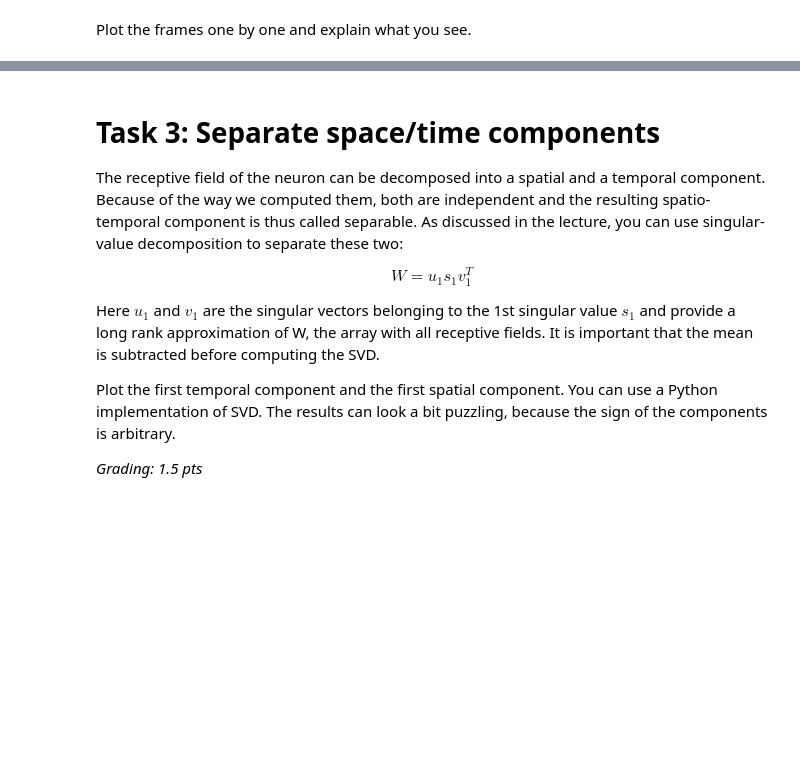
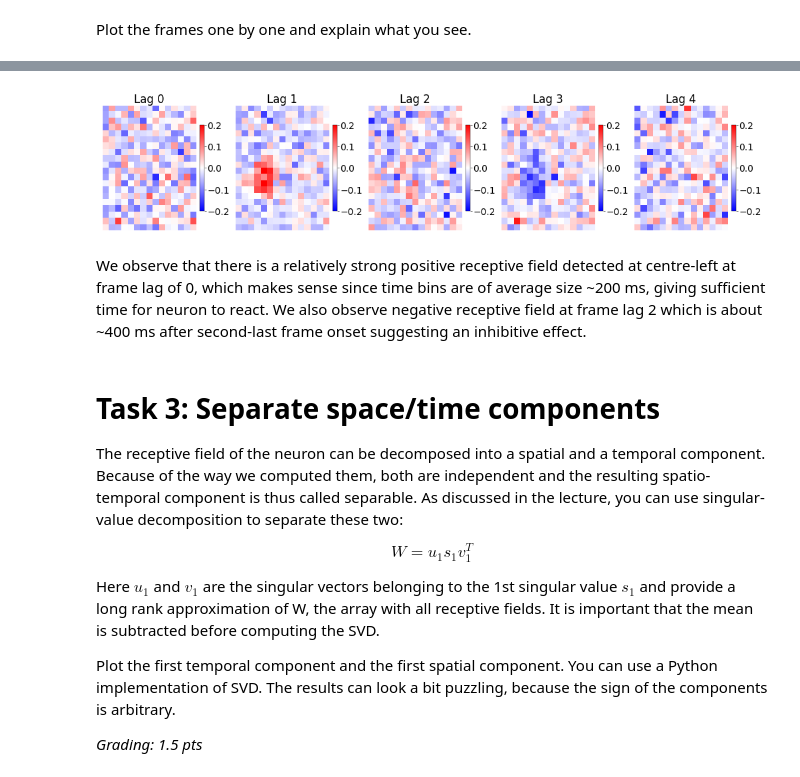
Before and after one commit to m-abbas-ansari/Neural-Data-Science-25, a Jupyter notebook: Assignment 5/notebooks/CodingLab5 - Solved.ipynb, the cells around one changed output, grey strips where cells are left out. Saved outputs shown, nothing was run; the diff lists cells and outputs as text; code cells hidden in the pictures; blank space fills up the shorter version.

```diff
--- a/Assignment 5/notebooks/CodingLab5 - Solved.ipynb
+++ b/Assignment 5/notebooks/CodingLab5 - Solved.ipynb
@@ -505,3 +570,22 @@ _Explanation (1 pt)_
+# %%
+# Karim Plots
+# --------------------------------------------
+# Plot all 5 frames of the fitted RFs (1 pt)
+# --------------------------------------------
+
+fig, ax = plt.subplot_mosaic(mosaic=[delta], figsize=(10, 4), constrained_layout=True)
+
+for i, d in enumerate(delta):
+    im = ax[d].imshow(w_hat[:, i].reshape(20, 15), cmap="bwr", vmin=-0.2, vmax=0.2)
+    ax[d].set_title(f"Lag {d}")
+    ax[d].axis("off")
+    plt.colorbar(im, ax=ax[d], fraction=0.046, pad=0.04)
+
+plt.show()
+# %% [output]
+[figure, added]
+# %% [markdown]
+We observe that there is a relatively strong positive receptive field detected at centre-left at frame lag of 0, which makes sense since time bins are of average size ~200 ms, giving sufficient time for neuron to react. We also observe negative receptive field at frame lag 2 which is about ~400 ms after second-last frame onset suggesting an inhibitive effect.
 # %% [markdown]
 # Task 3: Separate space/time components
 
```
Also changed, not shown: parts of 11 cells of this notebook.
